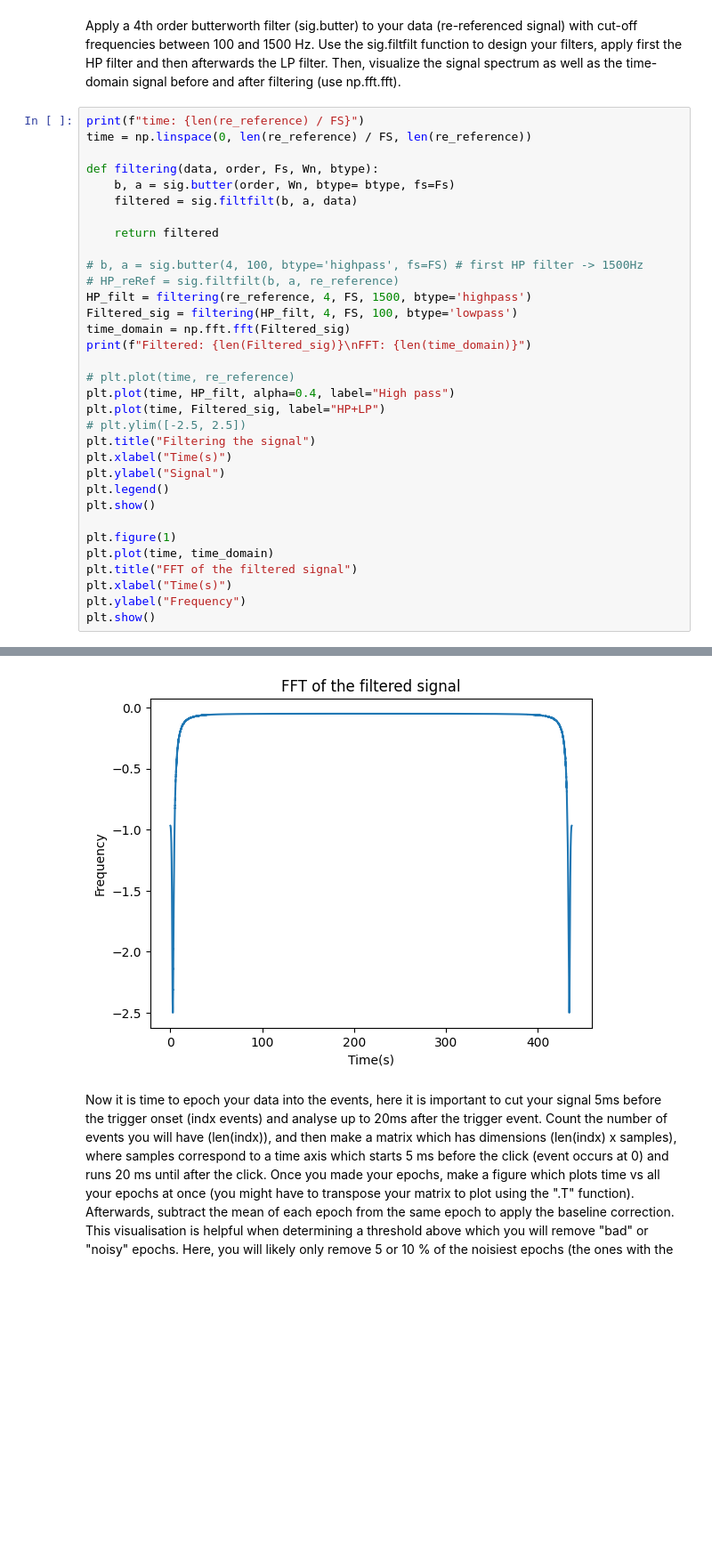
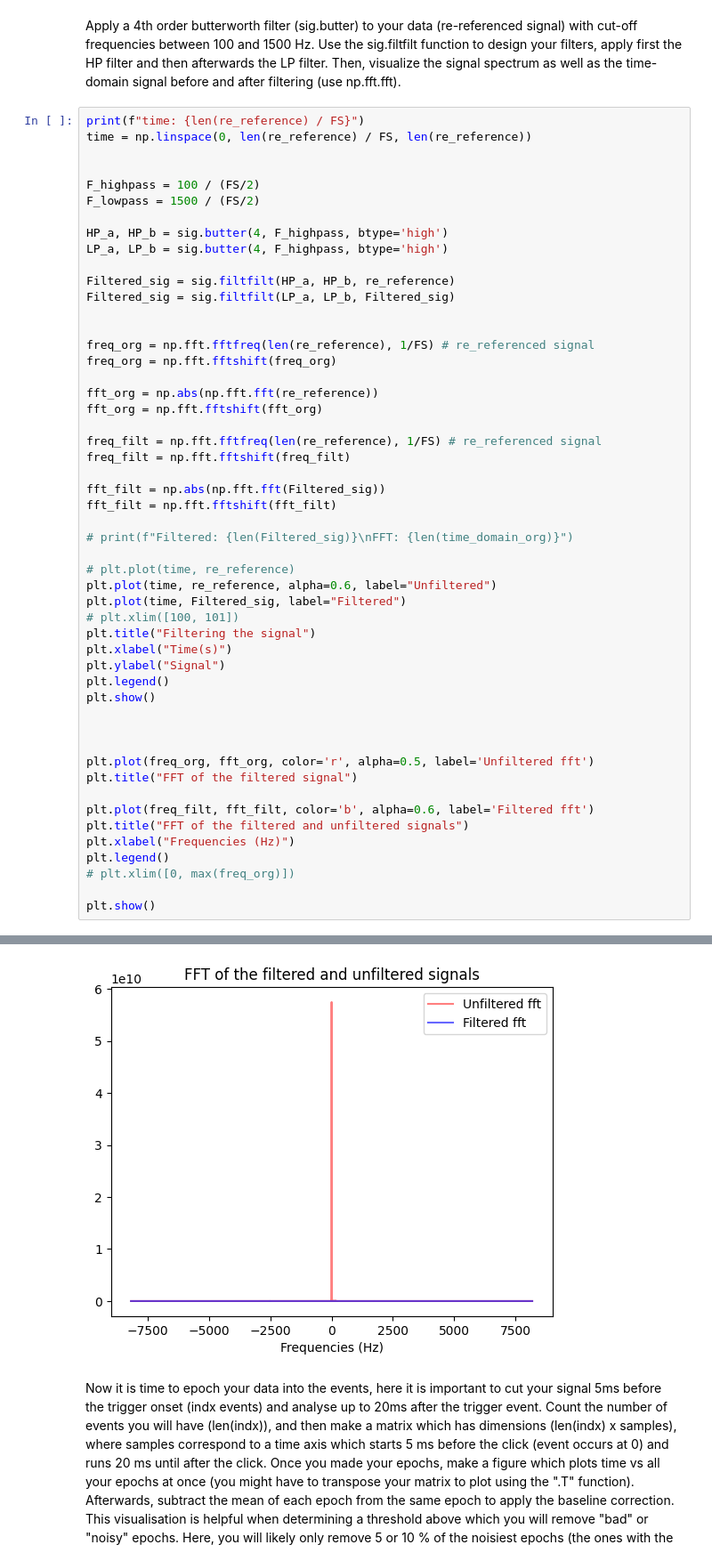
Before and after one commit to cesarz10/Auditory-computation, a Jupyter notebook: AudCompLab2_2022/Exercise_2022.ipynb, the cells around one changed output, grey strips where cells are left out. Shown at 89% size. Cells and saved outputs as stored; diff of their text form; blank space fills up the shorter version.

```diff
--- a/AudCompLab2_2022/Exercise_2022.ipynb
+++ b/AudCompLab2_2022/Exercise_2022.ipynb
@@ -132,34 +132,52 @@ Apply a 4th order butterworth filter (sig.butter) to your data (re-referenced si
 print(f"time: {len(re_reference) / FS}")
 time = np.linspace(0, len(re_reference) / FS, len(re_reference))
 
-def filtering(data, order, Fs, Wn, btype):
-    b, a = sig.butter(order, Wn, btype= btype, fs=Fs)
-    filtered = sig.filtfilt(b, a, data)
 
-    return filtered
+F_highpass = 100 / (FS/2)
+F_lowpass = 1500 / (FS/2)
 
-# b, a = sig.butter(4, 100, btype='highpass', fs=FS) # first HP filter -> 1500Hz
-# HP_reRef = sig.filtfilt(b, a, re_reference)
-HP_filt = filtering(re_reference, 4, FS, 1500, btype='highpass')
-Filtered_sig = filtering(HP_filt, 4, FS, 100, btype='lowpass')
-time_domain = np.fft.fft(Filtered_sig)
-print(f"Filtered: {len(Filtered_sig)}\nFFT: {len(time_domain)}")
+HP_a, HP_b = sig.butter(4, F_highpass, btype='high')
+LP_a, LP_b = sig.butter(4, F_highpass, btype='high')
+
+Filtered_sig = sig.filtfilt(HP_a, HP_b, re_reference)
+Filtered_sig = sig.filtfilt(LP_a, LP_b, Filtered_sig)
+
+
+freq_org = np.fft.fftfreq(len(re_reference), 1/FS) # re_referenced signal
+freq_org = np.fft.fftshift(freq_org)
+
+fft_org = np.abs(np.fft.fft(re_reference))
+fft_org = np.fft.fftshift(fft_org)
+
+freq_filt = np.fft.fftfreq(len(re_reference), 1/FS) # re_referenced signal
+freq_filt = np.fft.fftshift(freq_filt)
+
+fft_filt = np.abs(np.fft.fft(Filtered_sig))
+fft_filt = np.fft.fftshift(fft_filt)
+
+# print(f"Filtered: {len(Filtered_sig)}\nFFT: {len(time_domain_org)}")
 
 # plt.plot(time, re_reference)
-plt.plot(time, HP_filt, alpha=0.4, label="High pass")
-plt.plot(time, Filtered_sig, label="HP+LP")
-# plt.ylim([-2.5, 2.5])
+plt.plot(time, re_reference, alpha=0.6, label="Unfiltered")
+plt.plot(time, Filtered_sig, label="Filtered")
+# plt.xlim([100, 101])
 plt.title("Filtering the signal")
 plt.xlabel("Time(s)")
 plt.ylabel("Signal")
 plt.legend()
 plt.show()
 
-plt.figure(1)
-plt.plot(time, time_domain)
+
+
+plt.plot(freq_org, fft_org, color='r', alpha=0.5, label='Unfiltered fft')
 plt.title("FFT of the filtered signal")
-plt.xlabel("Time(s)")
-plt.ylabel("Frequency")
+
+plt.plot(freq_filt, fft_filt, color='b', alpha=0.6, label='Filtered fft')
+plt.title("FFT of the filtered and unfiltered signals")
+plt.xlabel("Frequencies (Hz)")
+plt.legend()
+# plt.xlim([0, max(freq_org)])
+
 plt.show()
 # %% [output]
 time: 437.0
@@ -169,4 +185,4 @@ FFT: 7159808
-[figure, old version]
+[figure, new version]
 # %% [markdown]
 Now it is time to epoch your data into the events, here it is important to cut your signal 5ms before the trigger onset (indx events) and analyse up to 20ms after the trigger event. Count the number of events you will have (len(indx)), and then make a matrix which has dimensions (len(indx) x samples), where samples correspond to a time axis which starts 5 ms before the click (event occurs at 0) and runs 20 ms until after the click. Once you made your epochs, make a figure which plots time vs all your epochs at once (you might have to transpose your matrix to plot using the ".T" function). Afterwards, subtract the mean of each epoch from the same epoch to apply the baseline correction. This visualisation is helpful when determining a threshold above which you will remove "bad" or "noisy" epochs. Here, you will likely only remove 5 or 10 % of the noisiest epochs (the ones with the largest absolute amplitude). Write a code to automatically remove equal number of epochs of each polarity with amplitudes above a reasonable "self-determined" threshold value. Discard the noisy epochs and now compare your epochs before and after noise-rejecting. Did your algorithm work?
 
```
Also changed, not shown: parts of 3 cells of this notebook.
